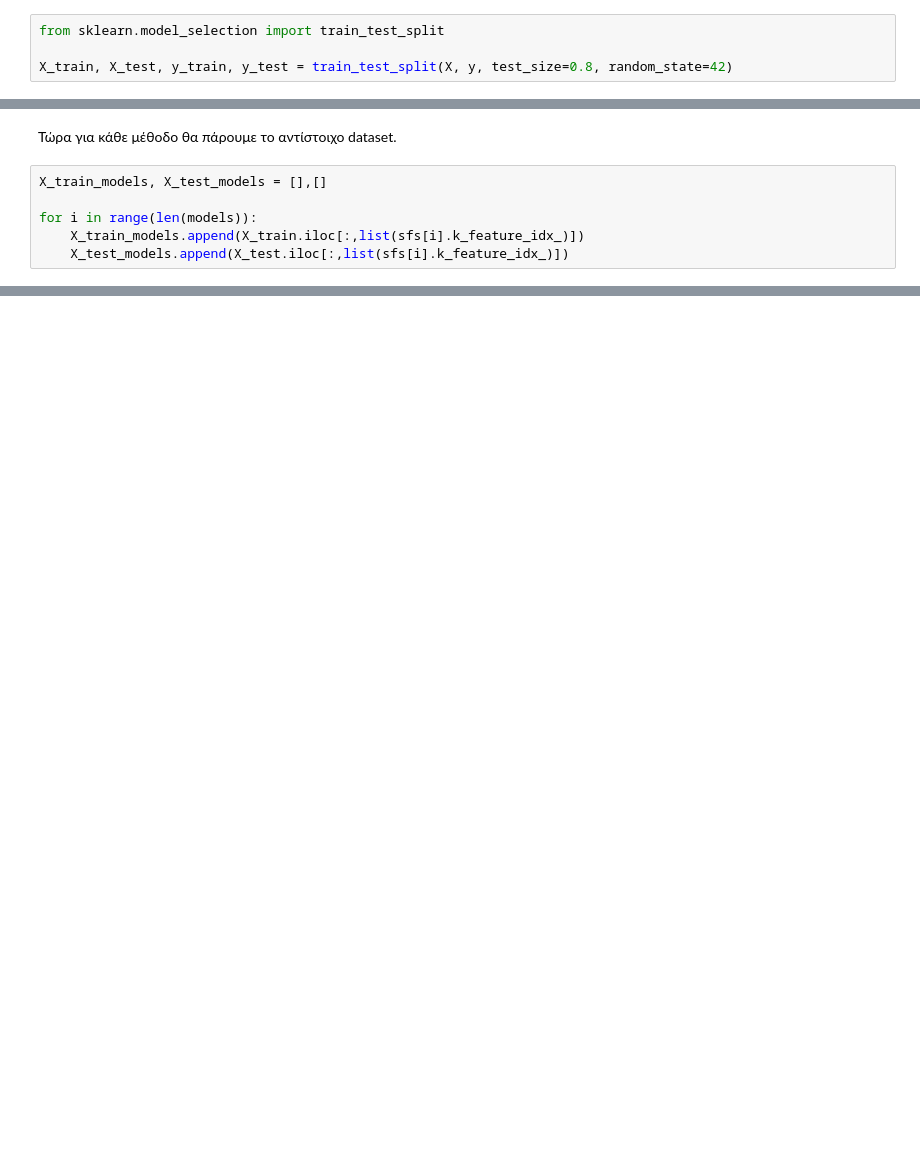
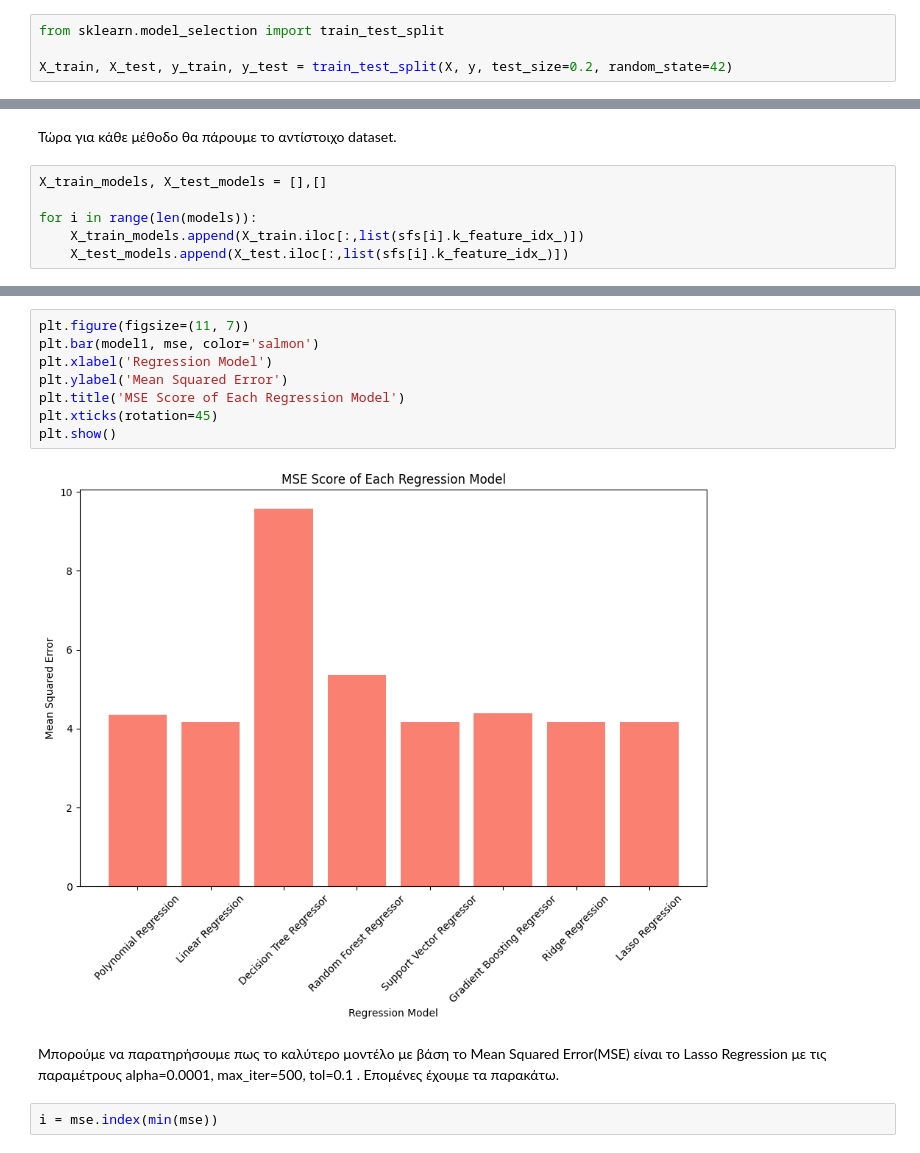
Before and after one commit to Nikolasioan/Student_Performance, a Jupyter notebook: StudentPerformance.ipynb, the cells around one changed output, grey strips where cells are left out. Cells and saved outputs as stored; diff of their text form; blank space fills up the shorter version.

```diff
--- a/StudentPerformance.ipynb
+++ b/StudentPerformance.ipynb
@@ -404,7 +404,7 @@ X = data.drop("Exam_Score",axis=1)
 # %%
 from sklearn.model_selection import train_test_split
 
-X_train, X_test, y_train, y_test = train_test_split(X, y, test_size=0.8, random_state=42)
+X_train, X_test, y_train, y_test = train_test_split(X, y, test_size=0.2, random_state=42)
 # %% [markdown]
 Ορίζουμε τα μοντέλα παλινδρόμισης για τα οποία θα εξετάσουμε την λειτουργία τους.
 # %%
@@ -583,0 +737,14 @@ for i in range(len(models)):
+# %%
+plt.figure(figsize=(11, 7))
+plt.bar(model1, mse, color='salmon')
+plt.xlabel('Regression Model')
+plt.ylabel('Mean Squared Error')
+plt.title('MSE Score of Each Regression Model')
+plt.xticks(rotation=45)
+plt.show()
+# %% [output]
+[figure, added]
+# %% [markdown]
+Μπορούμε να παρατηρήσουμε πως το καλύτερο μοντέλο με βάση το Mean Squared Error(MSE) είναι το Lasso Regression με τις παραμέτρους alpha=0.0001, max_iter=500, tol=0.1 . Επομένες έχουμε τα παρακάτω.
+# %%
+i = mse.index(min(mse))
```
Also changed, not shown: parts of 17 cells of this notebook.
